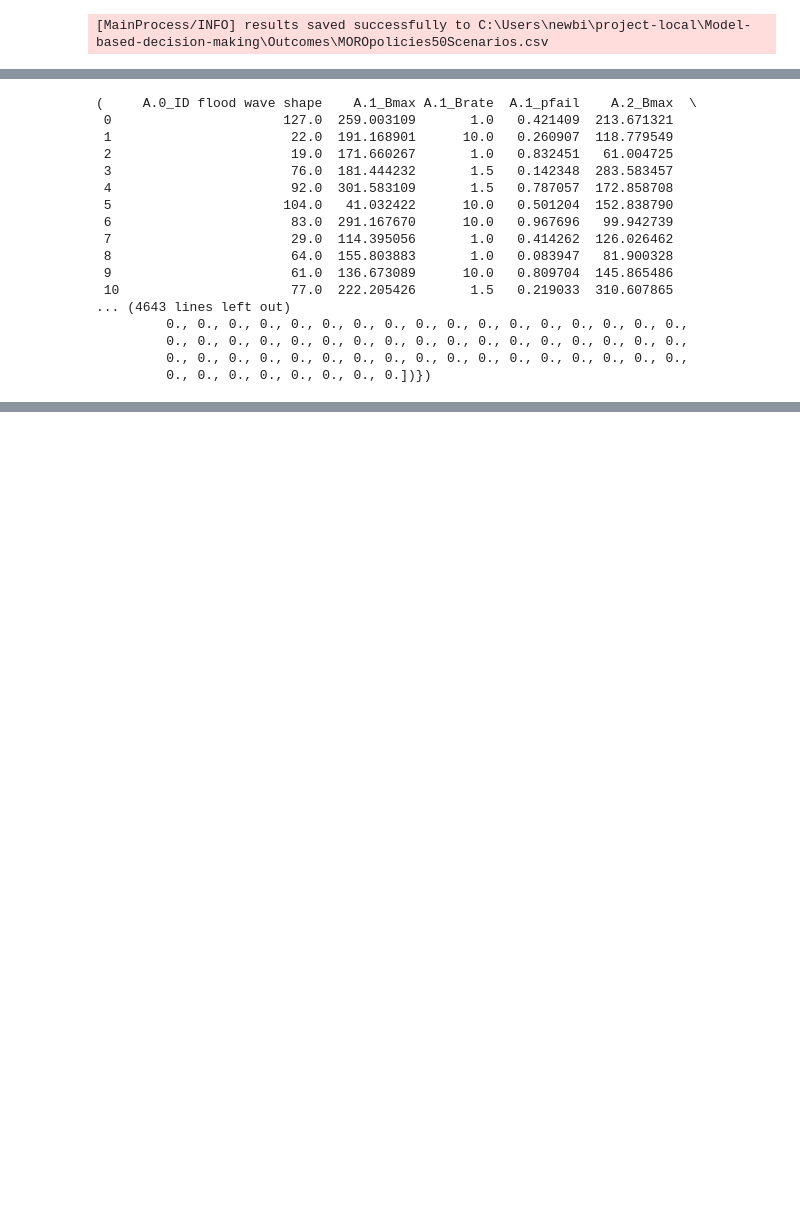
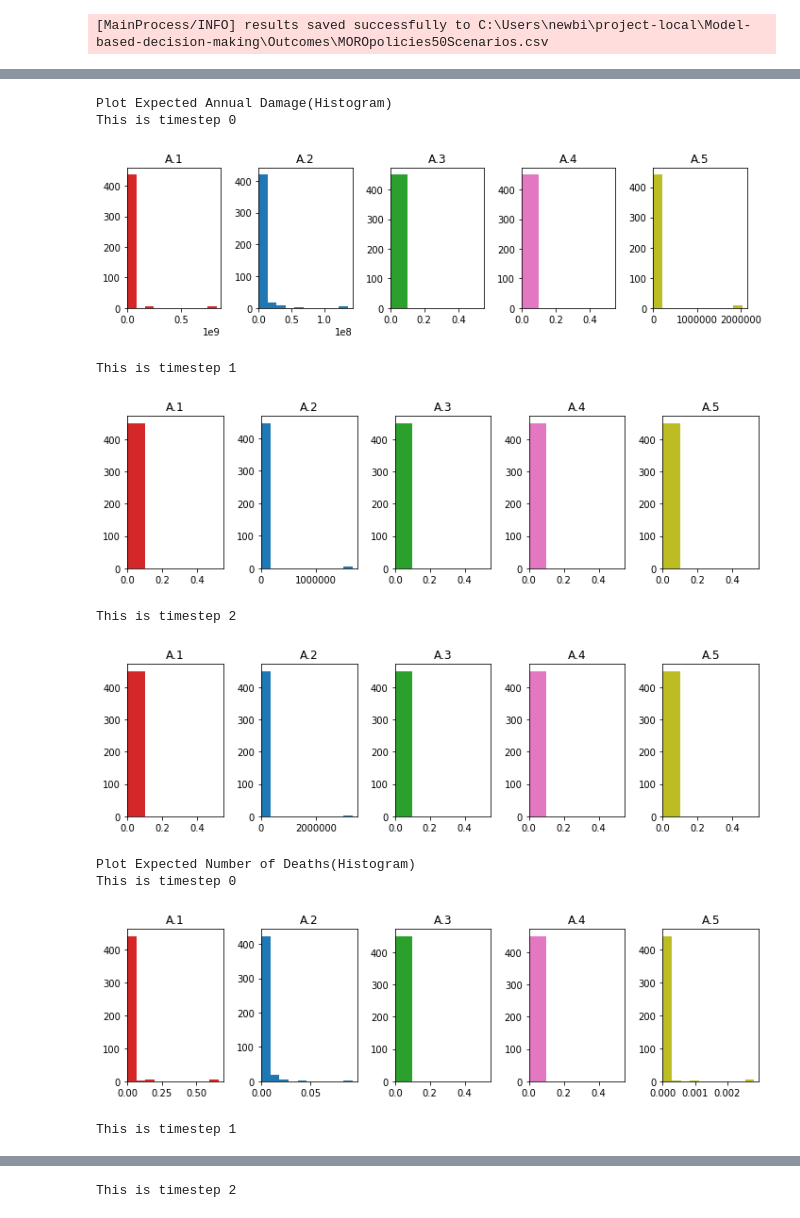
Before and after one commit to WKSu/Model-based-decision-making, a Jupyter notebook: Scenario Discovery on MORO policies.ipynb, the cells around one changed output, grey strips where cells are left out. Drawn from its saved outputs; the diff is of its cells as text; code cells hidden in the pictures; blank space fills up the shorter version.

```diff
--- a/Scenario Discovery on MORO policies.ipynb
+++ b/Scenario Discovery on MORO policies.ipynb
@@ -78,5 +80,13 @@ save_results(results, "Outcomes/MOROpolicies50Scenarios.csv" )
 from ema_workbench.util.utilities import (save_results, load_results)
 
 results = load_results('Outcomes/MOROpolicies50Scenarios.csv')
+
+experiments, outcomes = results
+outcomes = pd.DataFrame(outcomes)
+experiments = pd.DataFrame(experiments)
+results = experiments.join(outcomes)
+results = results.drop(columns="model")
+# results = results.apply(pd.to_numeric)
+results.head()
 # %% [output]
 [MainProcess/INFO] results loaded succesfully from C:\Users\newbi\project-local\Model-based-decision-making\Outcomes\MOROpolicies50Scenarios.csv
@@ -83,20 +100,15 @@ results = load_results('Outcomes/MOROpolicies50Scenarios.csv')
-# %%
-results
-# %% [output]
-(     A.0_ID flood wave shape    A.1_Bmax A.1_Brate  A.1_pfail    A.2_Bmax  \
- 0                      127.0  259.003109       1.0   0.421409  213.671321
- 1                       22.0  191.168901      10.0   0.260907  118.779549
- 2                       19.0  171.660267       1.0   0.832451   61.004725
- 3                       76.0  181.444232       1.5   0.142348  283.583457
- 4                       92.0  301.583109       1.5   0.787057  172.858708
- 5                      104.0   41.032422      10.0   0.501204  152.838790
- 6                       83.0  291.167670      10.0   0.967696   99.942739
- 7                       29.0  114.395056       1.0   0.414262  126.026462
- 8                       64.0  155.803883       1.0   0.083947   81.900328
- 9                       61.0  136.673089      10.0   0.809704  145.865486
- 10                      77.0  222.205426       1.5   0.219033  310.607865
-... (4643 lines left out)
-         0., 0., 0., 0., 0., 0., 0., 0., 0., 0., 0., 0., 0., 0., 0., 0., 0.,
-         0., 0., 0., 0., 0., 0., 0., 0., 0., 0., 0., 0., 0., 0., 0., 0., 0.,
-         0., 0., 0., 0., 0., 0., 0., 0., 0., 0., 0., 0., 0., 0., 0., 0., 0.,
-         0., 0., 0., 0., 0., 0., 0., 0.])})
+# %%
+histogram_maker(results, "Expected Annual Damage")
+histogram_maker(results, "Expected Number of Deaths")
+# %% [output]
+Plot Expected Annual Damage(Histogram)
+This is timestep 0
+[figure, added]
+This is timestep 1
+[figure, added]
+This is timestep 2
+[figure, added]
+Plot Expected Number of Deaths(Histogram)
+This is timestep 0
+[figure, added]
+This is timestep 1
@@ -102,0 +116 @@ results
+This is timestep 2
```
Also changed, not shown: parts of 11 cells of this notebook.
